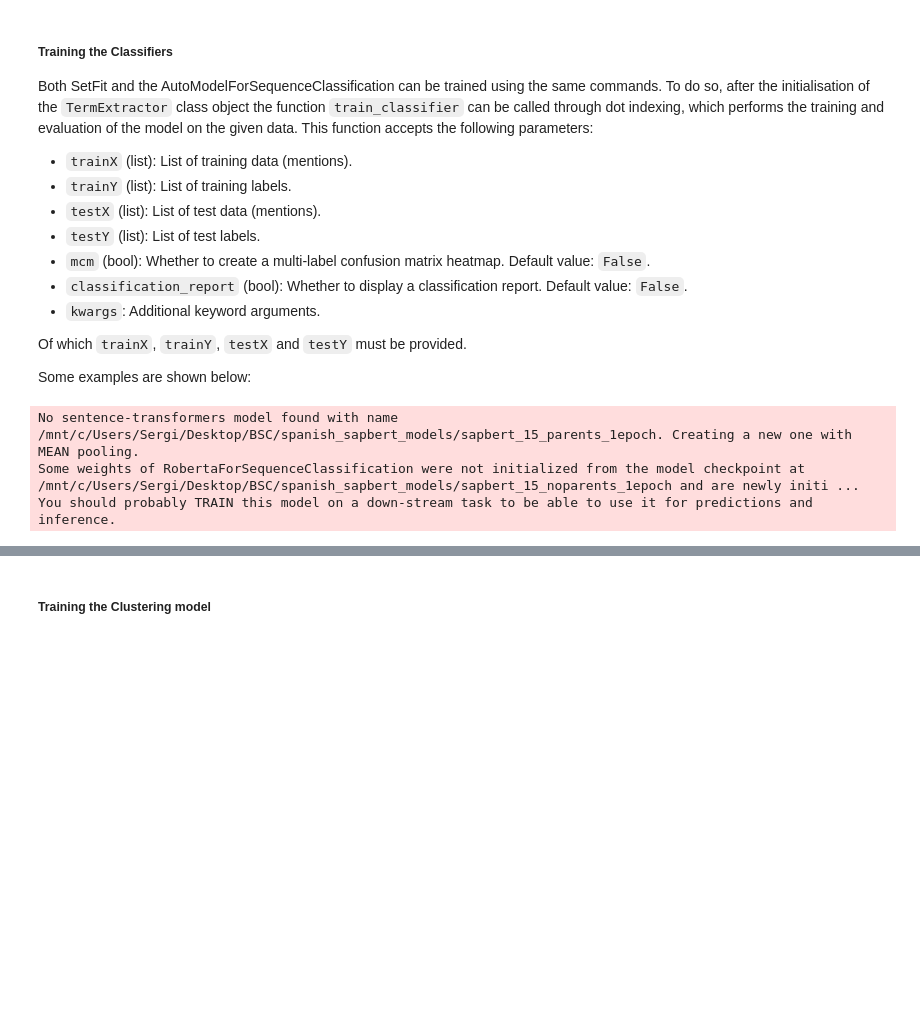
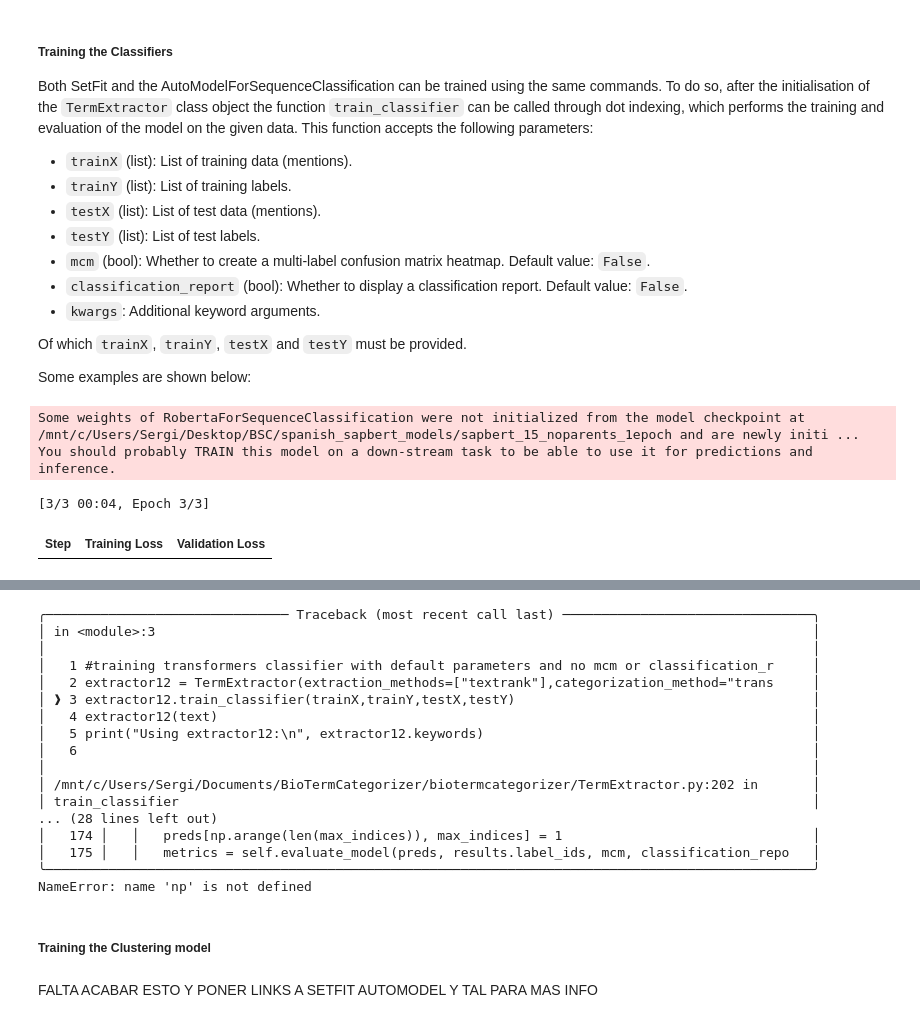
Before and after one commit to nlp4bia-bsc/KeyCARE, a Jupyter notebook: nbs/Tutorial_extraction.ipynb, the cells around one changed output, grey strips where cells are left out. Saved outputs shown, nothing was run; the diff lists cells and outputs as text; code cells hidden in the pictures; blank space fills up the shorter version.

```diff
--- a/nbs/Tutorial_extraction.ipynb
+++ b/nbs/Tutorial_extraction.ipynb
@@ -309,11 +314,12 @@ Of which `trainX`, `trainY`, `testX` and `testY` must be provided.
 Some examples are shown below:
 # %%
 #training transformers classifier with default parameters and no mcm or classification_report
-extractor12 = TermExtractor(extraction_methods=["keybert"],categorization_method="transformers")
+extractor12 = TermExtractor(extraction_methods=["textrank"],categorization_method="transformers")
 extractor12.train_classifier(trainX,trainY,testX,testY)
 extractor12(text)
 print("Using extractor12:\n", extractor12.keywords)
 # %% [output]
-No sentence-transformers model found with name /mnt/c/Users/Sergi/Desktop/BSC/spanish_sapbert_models/sapbert_15_parents_1epoch. Creating a new one with MEAN pooling.
 Some weights of RobertaForSequenceClassification were not initialized from the model checkpoint at /mnt/c/Users/Sergi/Desktop/BSC/spanish_sapbert_models/sapbert_15_noparents_1epoch and are newly initi ...
 You should probably TRAIN this model on a down-stream task to be able to use it for predictions and inference.
+[3/3 00:04, Epoch 3/3]
+| Step | Training Loss | Validation Loss |
@@ -320,2 +327,19 @@ You should probably TRAIN this model on a down-stream task to be able to use it
+╭─────────────────────────────── Traceback (most recent call last) ────────────────────────────────╮
+│ in <module>:3                                                                                    │
+│                                                                                                  │
+│   1 #training transformers classifier with default parameters and no mcm or classification_r     │
+│   2 extractor12 = TermExtractor(extraction_methods=["textrank"],categorization_method="trans     │
+│ ❱ 3 extractor12.train_classifier(trainX,trainY,testX,testY)                                      │
+│   4 extractor12(text)                                                                            │
+│   5 print("Using extractor12:\n", extractor12.keywords)                                          │
+│   6                                                                                              │
+│                                                                                                  │
+│ /mnt/c/Users/Sergi/Documents/BioTermCategorizer/biotermcategorizer/TermExtractor.py:202 in       │
+│ train_classifier                                                                                 │
+... (28 lines left out)
+│   174 │   │   preds[np.arange(len(max_indices)), max_indices] = 1                                │
+│   175 │   │   metrics = self.evaluate_model(preds, results.label_ids, mcm, classification_repo   │
+╰──────────────────────────────────────────────────────────────────────────────────────────────────╯
+NameError: name 'np' is not defined
 # %%
 #training setfit classifier printing mcm and classification_report during evaluation
@@ -325,3 +349,5 @@ extractor13(text)
 print("Using extractor12:\n", extractor13.keywords)
 # %% [markdown]
 ##### Training the Clustering model
+# %% [markdown]
+FALTA ACABAR ESTO Y PONER LINKS A SETFIT AUTOMODEL Y TAL PARA MAS INFO
```
Also changed, not shown: parts of 4 cells of this notebook, 1 other file.
